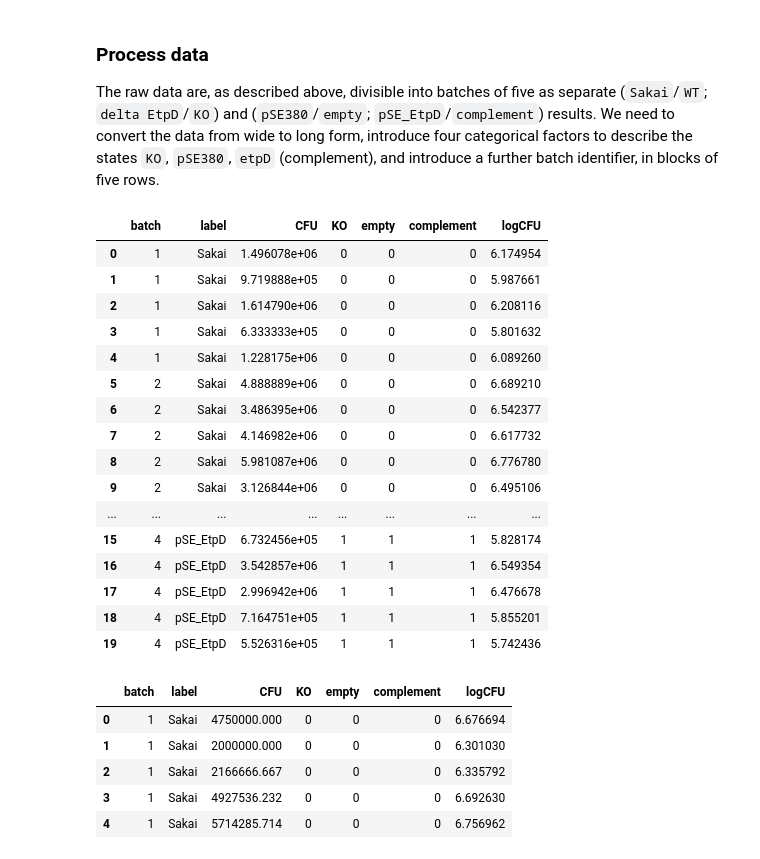
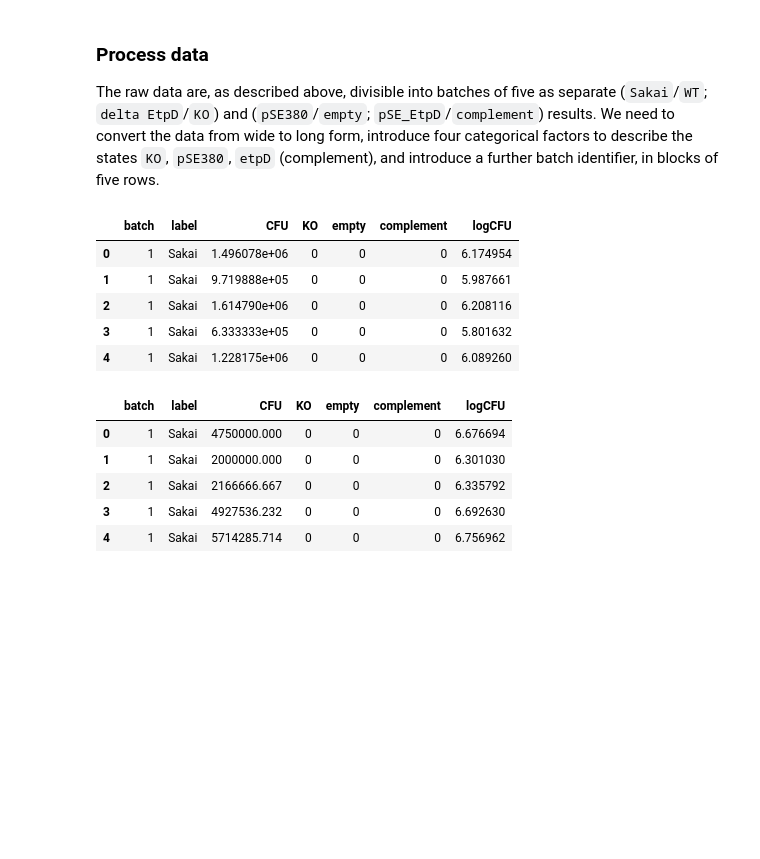
Before and after one commit to widdowquinn/SI_Holmes_etal_2017, a Jupyter notebook: notebooks/04-etpD.ipynb, the cells around one changed output. Cells and saved outputs as stored; diff of their text form; code cells hidden in the pictures; blank space fills up the shorter version.

```diff
--- a/notebooks/04-etpD.ipynb
+++ b/notebooks/04-etpD.ipynb
@@ -157,25 +157,13 @@ rootdata = wide_to_long(rootdata)
 # %%
 # Show leaf data
 leafdata.head()
-leafdata
 # %% [output]
 |  | batch | label | CFU | KO | empty | complement | logCFU |
 | 0 | 1 | Sakai | 1.496078e+06 | 0 | 0 | 0 | 6.174954 |
 | 1 | 1 | Sakai | 9.719888e+05 | 0 | 0 | 0 | 5.987661 |
 | 2 | 1 | Sakai | 1.614790e+06 | 0 | 0 | 0 | 6.208116 |
 | 3 | 1 | Sakai | 6.333333e+05 | 0 | 0 | 0 | 5.801632 |
 | 4 | 1 | Sakai | 1.228175e+06 | 0 | 0 | 0 | 6.089260 |
-| 5 | 2 | Sakai | 4.888889e+06 | 0 | 0 | 0 | 6.689210 |
-| 6 | 2 | Sakai | 3.486395e+06 | 0 | 0 | 0 | 6.542377 |
-| 7 | 2 | Sakai | 4.146982e+06 | 0 | 0 | 0 | 6.617732 |
-| 8 | 2 | Sakai | 5.981087e+06 | 0 | 0 | 0 | 6.776780 |
-| 9 | 2 | Sakai | 3.126844e+06 | 0 | 0 | 0 | 6.495106 |
-| ... | ... | ... | ... | ... | ... | ... | ... |
-| 15 | 4 | pSE_EtpD | 6.732456e+05 | 1 | 1 | 1 | 5.828174 |
-| 16 | 4 | pSE_EtpD | 3.542857e+06 | 1 | 1 | 1 | 6.549354 |
-| 17 | 4 | pSE_EtpD | 2.996942e+06 | 1 | 1 | 1 | 6.476678 |
-| 18 | 4 | pSE_EtpD | 7.164751e+05 | 1 | 1 | 1 | 5.855201 |
-| 19 | 4 | pSE_EtpD | 5.526316e+05 | 1 | 1 | 1 | 5.742436 |
 # %%
 # Show root data
 rootdata.head()
```
Also changed, not shown: parts of 1 cell of this notebook.
